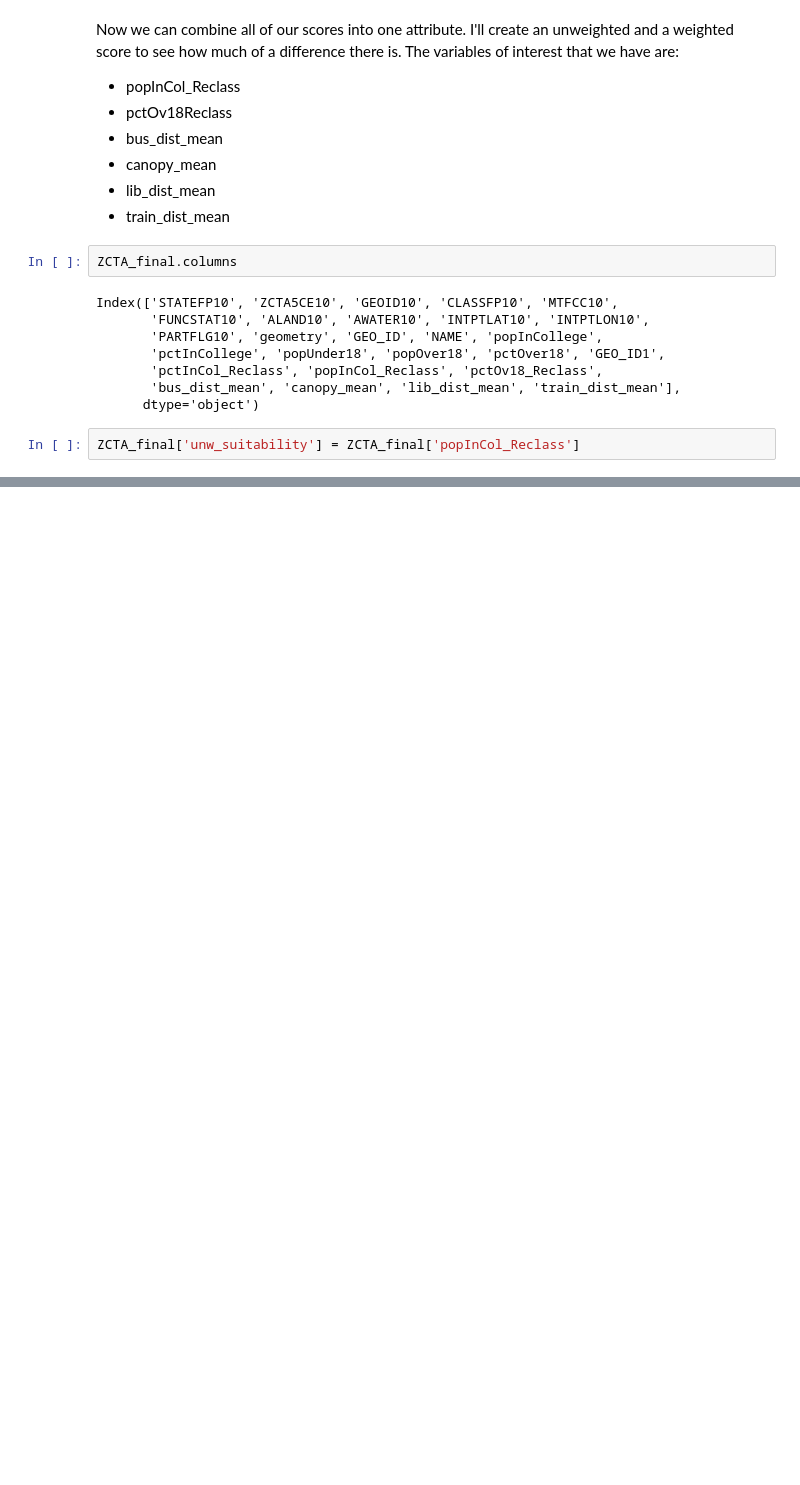
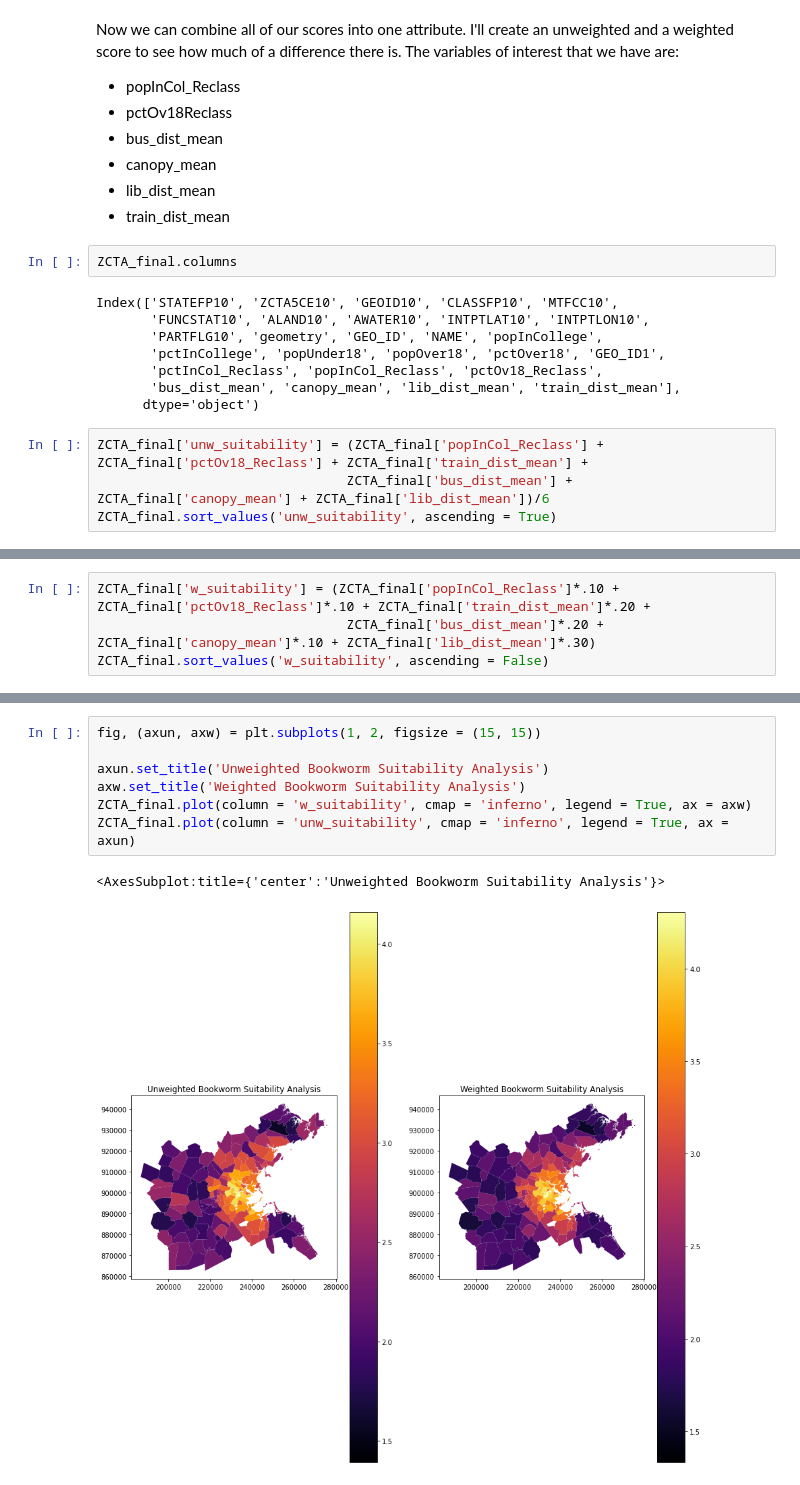
Before and after one commit to kschip97/uep239FinalProj, a Jupyter notebook: notebooks/uep239_FinalProj_SchipperKees.ipynb, the cells around one changed output, grey strips where cells are left out. Drawn from its saved outputs; the diff is of its cells as text; blank space fills up the shorter version.

Commit message:
Finished calculating unweighted and weighted suitability scores. Reported max and min ZCTAs for unweighted and weighted scores

```diff
--- a/notebooks/uep239_FinalProj_SchipperKees.ipynb
+++ b/notebooks/uep239_FinalProj_SchipperKees.ipynb
@@ -545,4 +545,6 @@ Index(['STATEFP10', 'ZCTA5CE10', 'GEOID10', 'CLASSFP10', 'MTFCC10',
        'bus_dist_mean', 'canopy_mean', 'lib_dist_mean', 'train_dist_mean'],
       dtype='object')
 # %%
-ZCTA_final['unw_suitability'] = ZCTA_final['popInCol_Reclass']
+ZCTA_final['unw_suitability'] = (ZCTA_final['popInCol_Reclass'] + ZCTA_final['pctOv18_Reclass'] + ZCTA_final['train_dist_mean'] +
+                                ZCTA_final['bus_dist_mean'] + ZCTA_final['canopy_mean'] + ZCTA_final['lib_dist_mean'])/6
+ZCTA_final.sort_values('unw_suitability', ascending = True)
@@ -548,0 +565,4 @@ ZCTA_final['unw_suitability'] = ZCTA_final['popInCol_Reclass']
+# %%
+ZCTA_final['w_suitability'] = (ZCTA_final['popInCol_Reclass']*.10 + ZCTA_final['pctOv18_Reclass']*.10 + ZCTA_final['train_dist_mean']*.20 +
+                                ZCTA_final['bus_dist_mean']*.20 + ZCTA_final['canopy_mean']*.10 + ZCTA_final['lib_dist_mean']*.30)
+ZCTA_final.sort_values('w_suitability', ascending = False)
@@ -548,0 +583,10 @@ ZCTA_final['unw_suitability'] = ZCTA_final['popInCol_Reclass']
+# %%
+fig, (axun, axw) = plt.subplots(1, 2, figsize = (15, 15))
+
+axun.set_title('Unweighted Bookworm Suitability Analysis')
+axw.set_title('Weighted Bookworm Suitability Analysis')
+ZCTA_final.plot(column = 'w_suitability', cmap = 'inferno', legend = True, ax = axw)
+ZCTA_final.plot(column = 'unw_suitability', cmap = 'inferno', legend = True, ax = axun)
+# %% [output]
+<AxesSubplot:title={'center':'Unweighted Bookworm Suitability Analysis'}>
+[figure, added]
```
Also changed, not shown: parts of 3 cells of this notebook.
